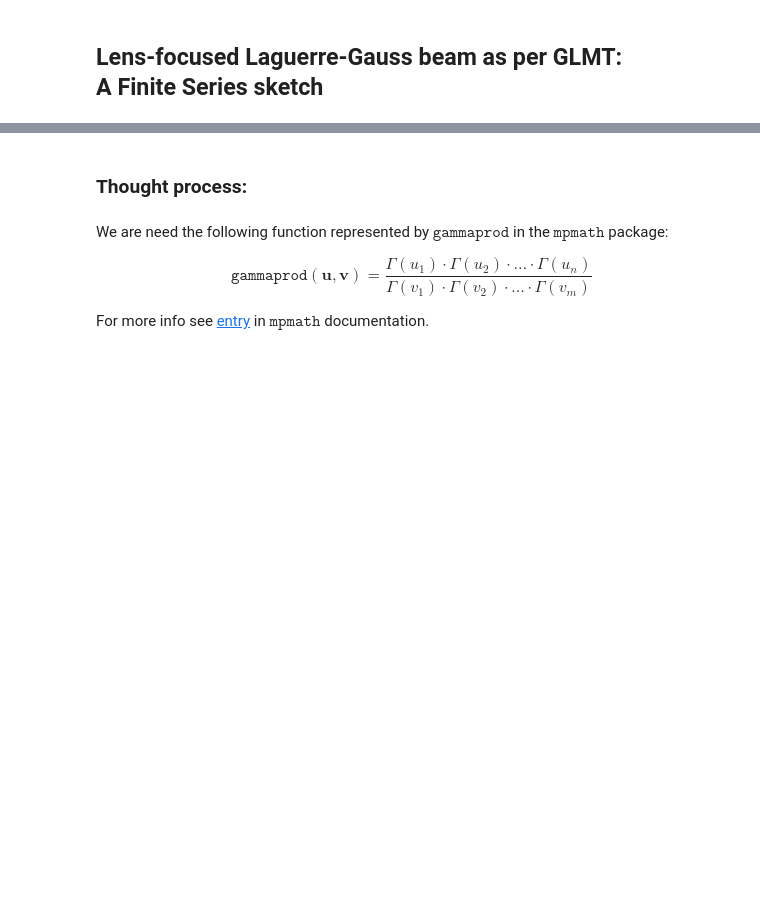
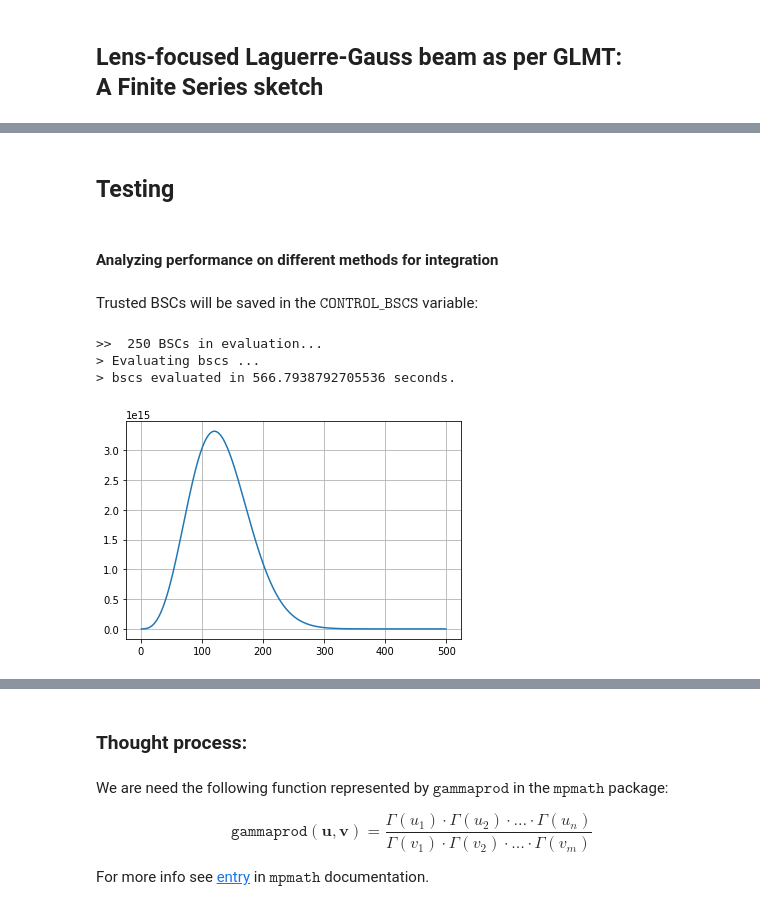
Before and after one commit to LVotto/jupylgbeams_lens, a Jupyter notebook: FocusedLGBeamsFS.ipynb, the cells around one changed output, grey strips where cells are left out. Cells and saved outputs as stored; diff of their text form; code cells hidden in the pictures; blank space fills up the shorter version.

Commit message:
Evaluate performance on different integration methods

```diff
--- a/FocusedLGBeamsFS.ipynb
+++ b/FocusedLGBeamsFS.ipynb
@@ -12,3 +13,6 @@ import inspect                   # Maybe remove later (decorator things)
+# %%
+mpmath.mp.dps = 50
+integrationdps = 200
 # %%
 # LFLG beam parameters:
 p, l = 0, 2
@@ -153,0 +167,48 @@ print(lgbeam.tmbsc_lm1(l + 3))
+# %% [markdown]
+## Testing
+# %% [markdown]
+#### Analyzing performance on different methods for integration
+# %%
+# Decorator for timing functions
+def timed(func):
+    def timed_func(*args, **kwargs):
+        print("> Evaluating", func.__name__, "...")
+        start = time.time()
+        val = func(*args, **kwargs)
+        finish = time.time()
+        print(">", func.__name__, "evaluated in", finish - start, "seconds.")
+        return val
+    return timed_func
+# %%
+lgbeam = LGBeamFS(**parameters)
+
+def timed_bscs(nmax, m, l, method=intg.quad, plot=True,
+               dps=integrationdps, lgbeam=lgbeam, nmin=None):
+    if m != l - 1:
+        raise NotImplementedError("Still not available for m =", m)
+    nmin = nmin if nmin is not None else m
+    ns = np.arange(nmin, nmax + 1, 2)
+    @timed
+    def bscs():
+        gs = []
+        with mpmath.workdps(dps):
+            for n in ns:
+                gs.append(mpmath.norm(lgbeam.tmbsc_lm1(n, intg_func=method)))
+        return gs
+
+    print(">> ", len(ns), "BSCs in evaluation...")
+    gs = bscs()
+    if plot:
+        plt.plot(ns, gs)
+        plt.grid()
+        plt.show()
+    return gs
+# %% [markdown]
+Trusted BSCs will be saved in the $\texttt{CONTROL_BSCS}$ variable:
+# %%
+CONTROL_BSCS = timed_bscs(500, l - 1, l, method=mpmath.quad)
+# %% [output]
+>>  250 BSCs in evaluation...
+> Evaluating bscs ...
+> bscs evaluated in 566.7938792705536 seconds.
+[figure, added]
```
Also changed, not shown: parts of 18 cells of this notebook.
